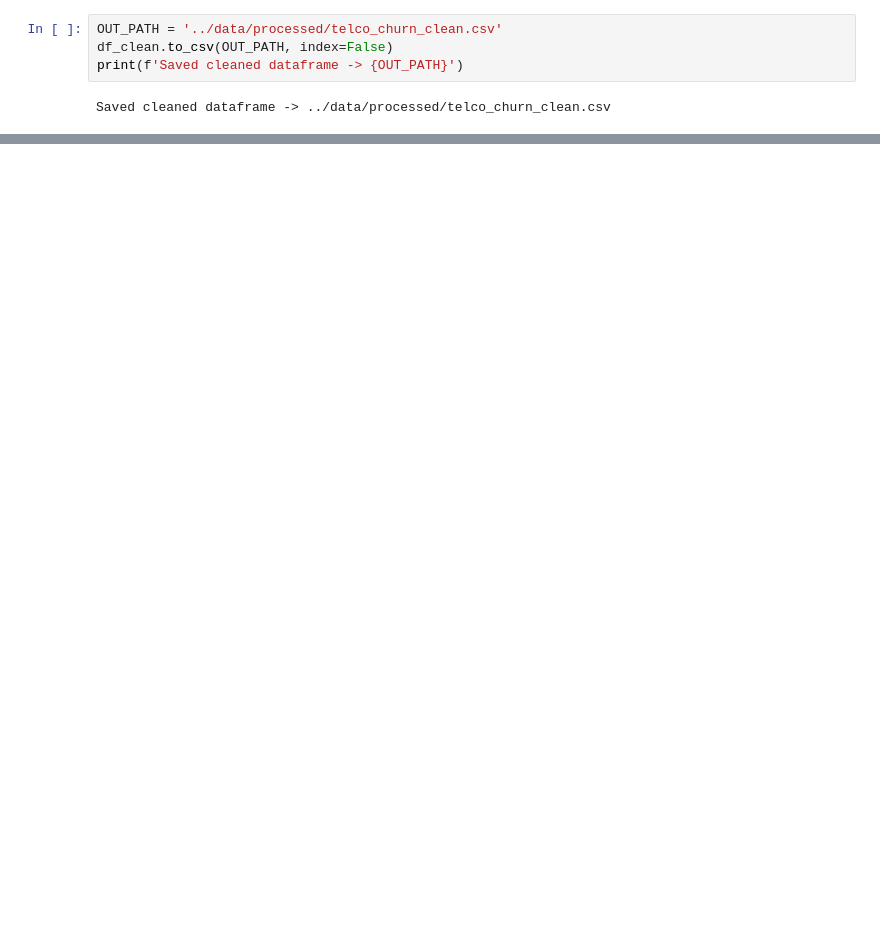
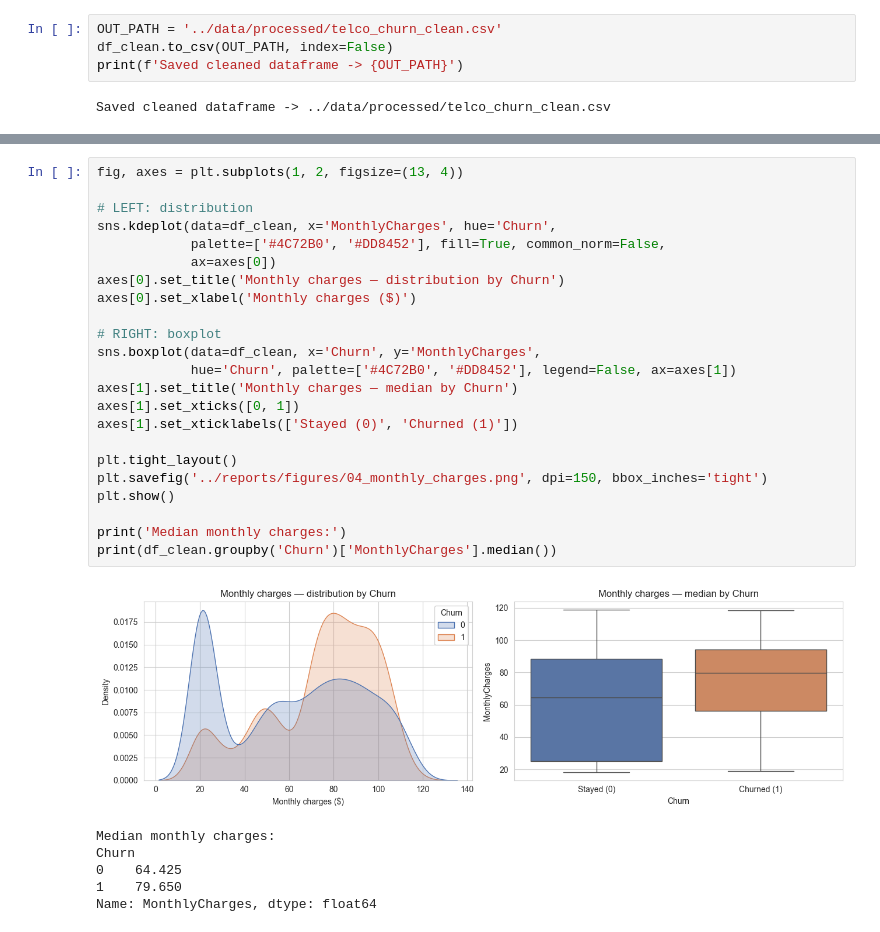
Before and after one commit to jahanvik01/Telco-Customer-Churn, a Jupyter notebook: notebooks/churn_analysis.ipynb, the cells around one changed output, grey strips where cells are left out. Cells and saved outputs as stored; diff of their text form; blank space fills up the shorter version.

```diff
--- a/notebooks/churn_analysis.ipynb
+++ b/notebooks/churn_analysis.ipynb
@@ -406,0 +461,30 @@ Saved cleaned dataframe -> ../data/processed/telco_churn_clean.csv
+# %%
+fig, axes = plt.subplots(1, 2, figsize=(13, 4))
+
+# LEFT: distribution
+sns.kdeplot(data=df_clean, x='MonthlyCharges', hue='Churn',
+            palette=['#4C72B0', '#DD8452'], fill=True, common_norm=False,
+            ax=axes[0])
+axes[0].set_title('Monthly charges — distribution by Churn')
+axes[0].set_xlabel('Monthly charges ($)')
+
+# RIGHT: boxplot
+sns.boxplot(data=df_clean, x='Churn', y='MonthlyCharges',
+            hue='Churn', palette=['#4C72B0', '#DD8452'], legend=False, ax=axes[1])
+axes[1].set_title('Monthly charges — median by Churn')
+axes[1].set_xticks([0, 1])
+axes[1].set_xticklabels(['Stayed (0)', 'Churned (1)'])
+
+plt.tight_layout()
+plt.savefig('../reports/figures/04_monthly_charges.png', dpi=150, bbox_inches='tight')
+plt.show()
+
+print('Median monthly charges:')
+print(df_clean.groupby('Churn')['MonthlyCharges'].median())
+# %% [output]
+[figure, added]
+Median monthly charges:
+Churn
+0    64.425
+1    79.650
+Name: MonthlyCharges, dtype: float64
```
Also changed, not shown: parts of 56 cells of this notebook, 8 other files.
